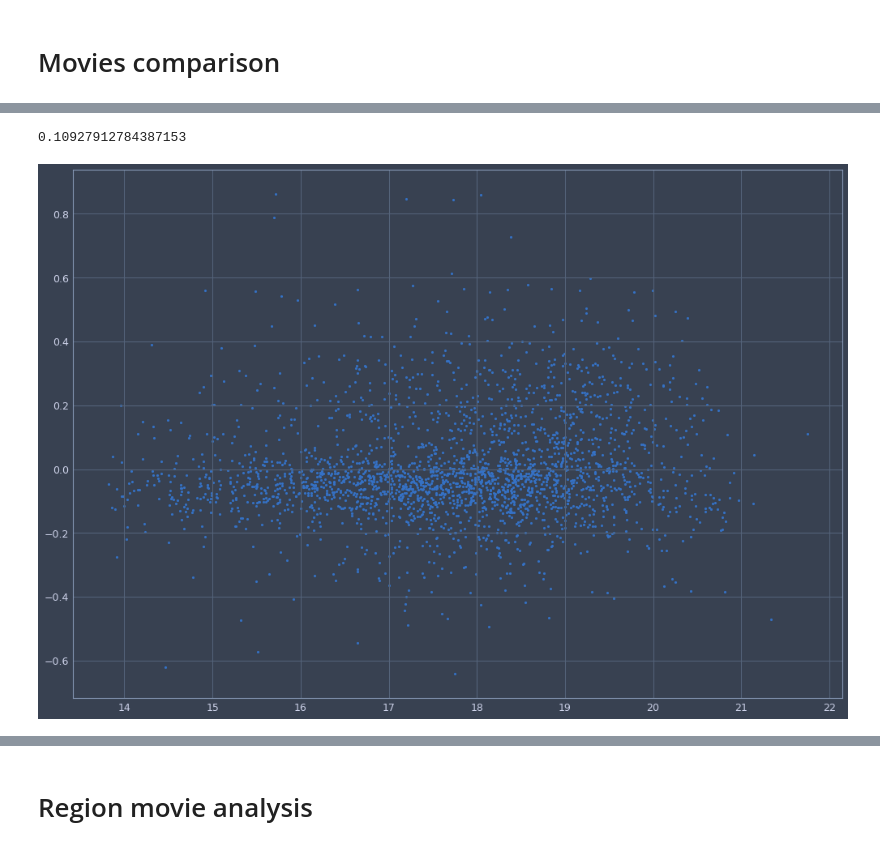
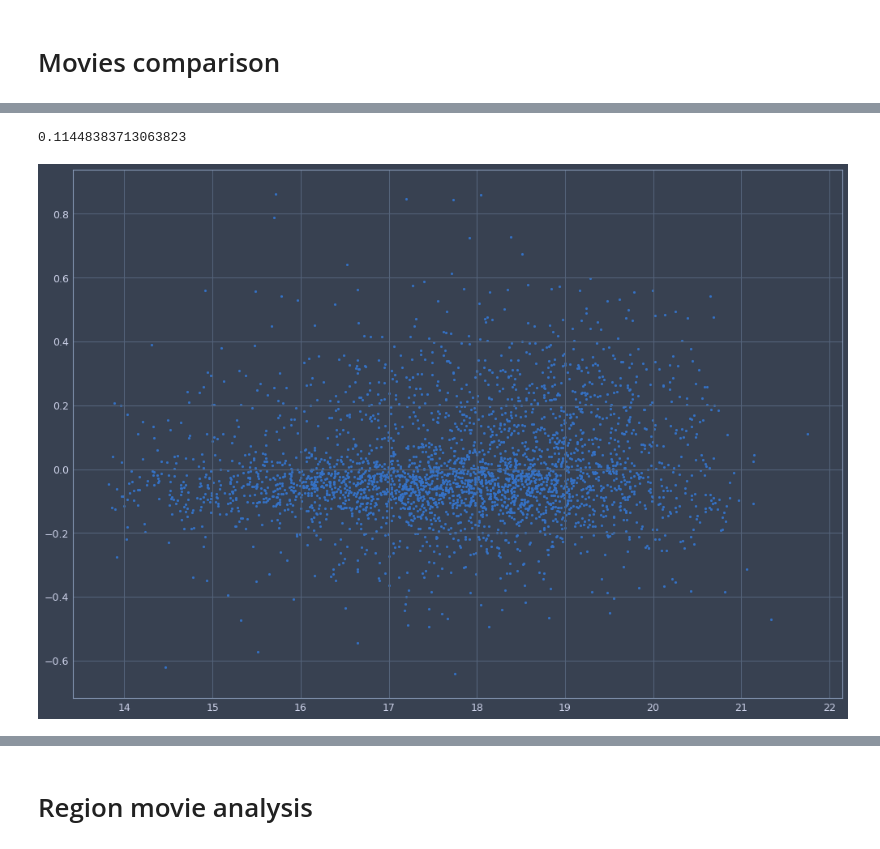
Before and after one commit to alex-medvedev-msc/FDS2020_Actors, a Jupyter notebook: report.ipynb, the cells around one changed output, grey strips where cells are left out. Drawn from its saved outputs; the diff is of its cells as text; code cells hidden in the pictures.

Commit message:
finished movie analysis

```diff
--- a/report.ipynb
+++ b/report.ipynb
@@ -275,11 +275,19 @@ Actors sorted by change of per-movie inlfuence caused by deconfounding
 y_test_dec = lr_dec.predict(reg_test.numpy())
 y_test_lr = lr.predict(X_test.numpy())
 
-movies = loader.data_test.loc[:, ['title_x']]
-movies.loc[:, 'log_revenue'] = y_test.numpy()
-movies.loc[:, 'dec_revenue'] = y_test_dec
-movies.loc[:, 'uncorrected_revenue'] = y_test_lr
-movies.loc[:, 'revenue_diff'] = y_test_dec - y_test_lr
+y_train_dec = lr_dec.predict(reg_train.numpy())
+y_train_lr = lr.predict(X_train.numpy())
+
+y_dec = np.concatenate([y_train_dec, y_test_dec], axis=0)
+y_lr = np.concatenate([y_train_lr, y_test_lr], axis=0)
+
+movies = pd.concat([loader.data_train.loc[:, ['title_x']],
+                    loader.data_test.loc[:, ['title_x']]], axis=0, ignore_index=True)
+
+movies.loc[:, 'log_revenue'] = np.concatenate([y_train.numpy(), y_test.numpy()], axis=0)
+movies.loc[:, 'dec_revenue'] = y_dec
+movies.loc[:, 'uncorrected_revenue'] = y_lr
+movies.loc[:, 'revenue_diff'] = y_dec - y_lr
 movies.sort_values(by='revenue_diff', ascending=False).head(25)
 # %% [output]
 |  | title_x | log_revenue | dec_revenue | uncorrected_revenue | revenue_diff |
@@ -342,10 +349,0 @@ movies.sort_values(by='uncorrected_revenue', ascending=False).head(25)
-# %%
-y_train_dec = lr_dec.predict(reg_train.numpy())
-y_train_lr = lr.predict(X_train.numpy())
-
-movies = loader.data_train.loc[:, ['title_x']]
-movies.loc[:, 'log_revenue'] = y_train.numpy()
-movies.loc[:, 'dec_revenue'] = y_train_dec
-movies.loc[:, 'uncorrected_revenue'] = y_train_lr
-movies.loc[:, 'revenue_diff'] = y_train_dec - y_train_lr
-movies.sort_values(by='revenue_diff', ascending=False).head(25)
@@ -390,16 +350,16 @@ movies.sort_values(by='revenue_diff', ascending=True).head(25)
 # %%
 import matplotlib.pyplot as plt
 %matplotlib inline
 
 from jupyterthemes import jtplot
 jtplot.style()
 
 
-corr = np.corrcoef(movies.log_revenue, movies.revenue_diff, rowvar=False)
+corr = np.corrcoef(movies.revenue_diff, movies.log_revenue, rowvar=False)
 print(corr[0, 1])
 plt.figure(figsize=(17, 12))
 plt.scatter(movies.log_revenue, movies.revenue_diff, s=9)
 plt.show()
 # %% [output]
-0.10927912784387153
+0.11448383713063823
-[figure, old version]
+[figure, new version]
```
Also changed, not shown: parts of 17 cells of this notebook.
